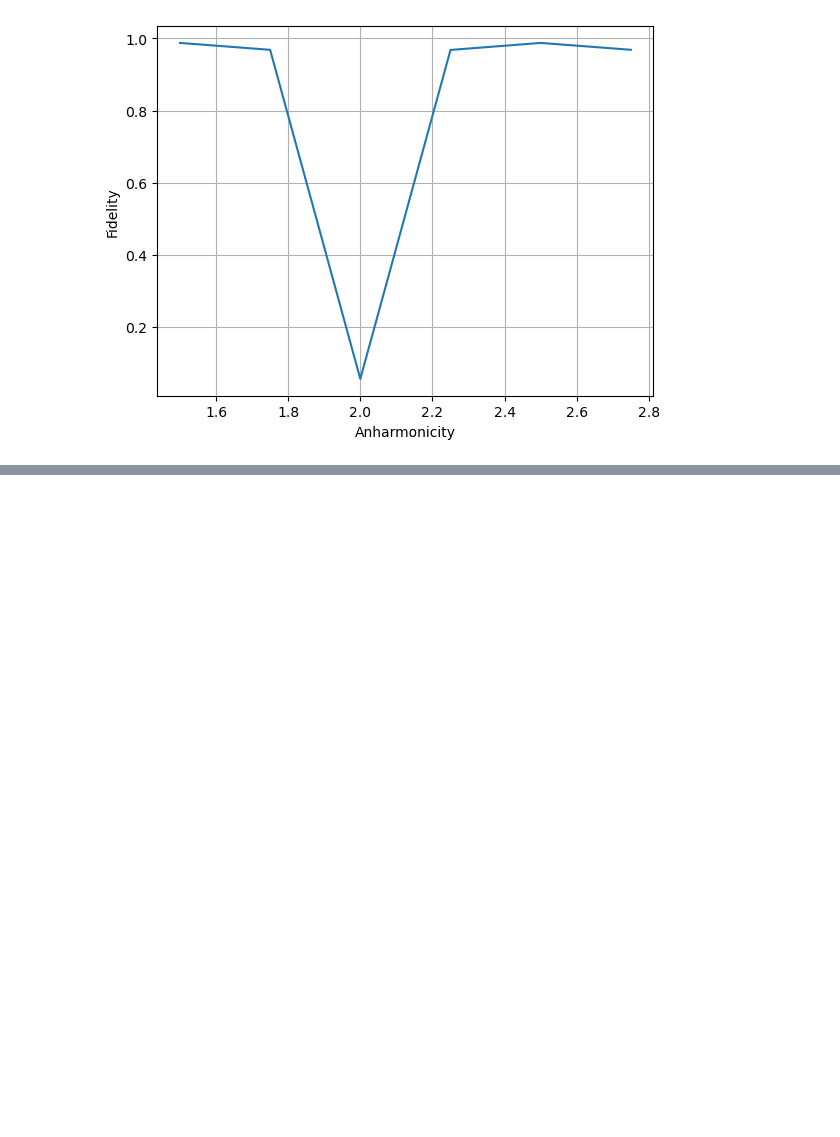
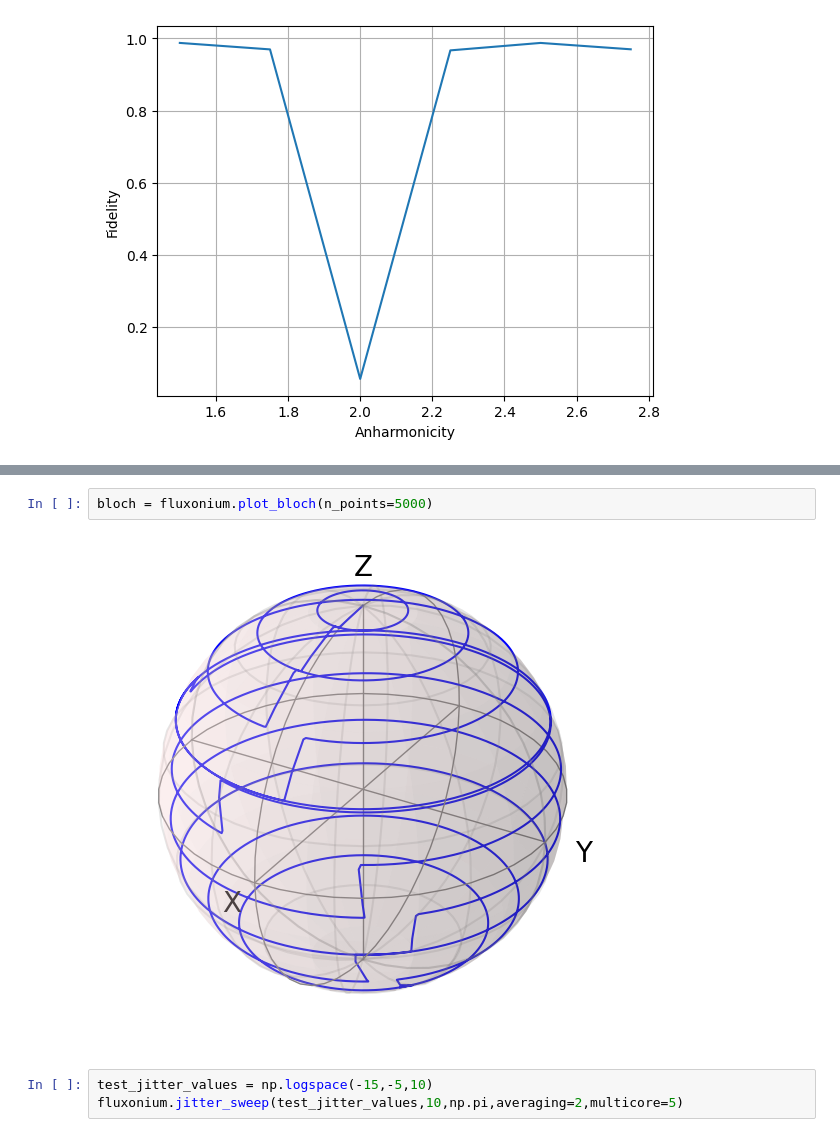
Before and after one commit to LeonGuerrero-98/sfq_sim, a Jupyter notebook: example_usage.ipynb, the cells around one changed output, grey strips where cells are left out. Saved outputs shown, nothing was run; the diff lists cells and outputs as text; blank space fills up the shorter version.

```diff
--- a/example_usage.ipynb
+++ b/example_usage.ipynb
@@ -154,0 +203,7 @@ Time to complete sweep:  62.22224426269531
+# %%
+bloch = fluxonium.plot_bloch(n_points=5000)
+# %% [output]
+[figure, added]
+# %%
+test_jitter_values = np.logspace(-15,-5,10)
+fluxonium.jitter_sweep(test_jitter_values,10,np.pi,averaging=2,multicore=5)
```
Also changed, not shown: parts of 15 cells of this notebook, 2 other files.
